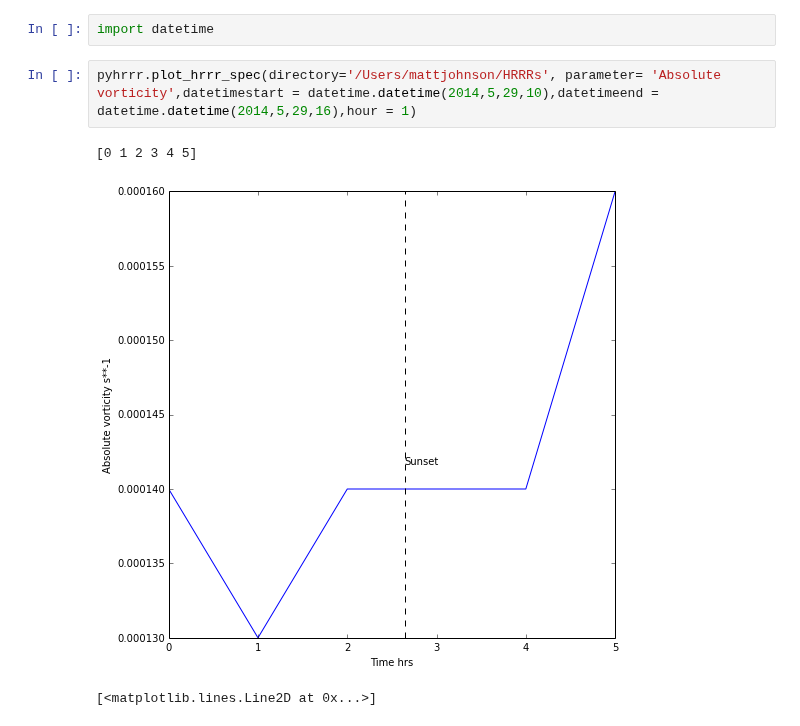
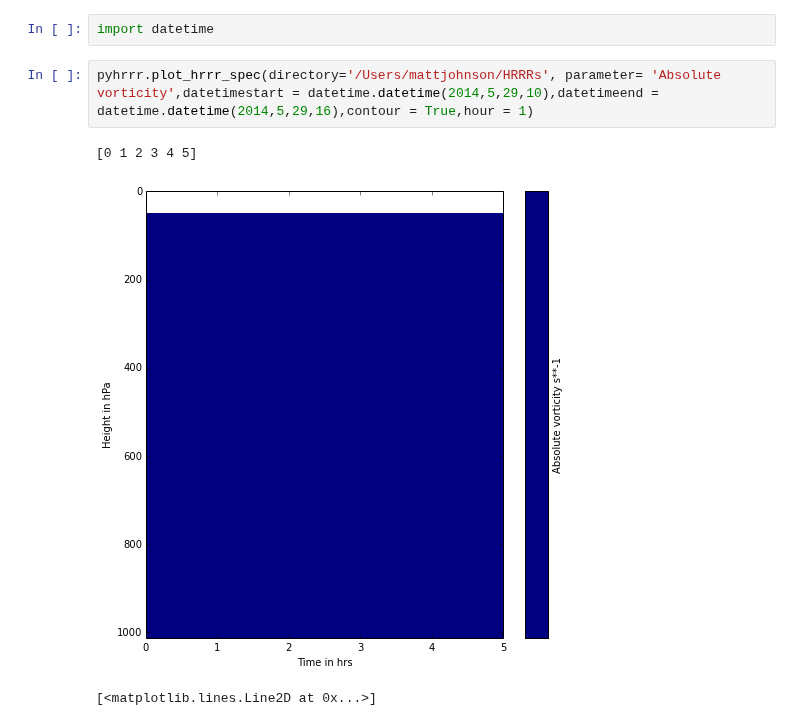
Before and after one commit to EVS-ATMOS/HRRR, a Jupyter notebook: notebooks/dayplots 2.ipynb, the cells around one changed output. Drawn from its saved outputs; the diff is of its cells as text.

```diff
--- a/notebooks/dayplots 2.ipynb
+++ b/notebooks/dayplots 2.ipynb
@@ -41,10 +41,10 @@ os.chdir(wkdir)
 # %%
 import datetime
 # %%
-pyhrrr.plot_hrrr_spec(directory='/Users/mattjohnson/HRRRs', parameter= 'Absolute vorticity',datetimestart = datetime.datetime(2014,5,29,10),datetimeend = datetime.datetime(2014,5,29,16),hour = 1)
+pyhrrr.plot_hrrr_spec(directory='/Users/mattjohnson/HRRRs', parameter= 'Absolute vorticity',datetimestart = datetime.datetime(2014,5,29,10),datetimeend = datetime.datetime(2014,5,29,16),contour = True,hour = 1)
 # %% [output]
 [0 1 2 3 4 5]
-[figure, old version]
+[figure, new version]
 # %%
 # %% [output]
 [<matplotlib.lines.Line2D at 0x...>]
```
Also changed, not shown: 1 other file.
